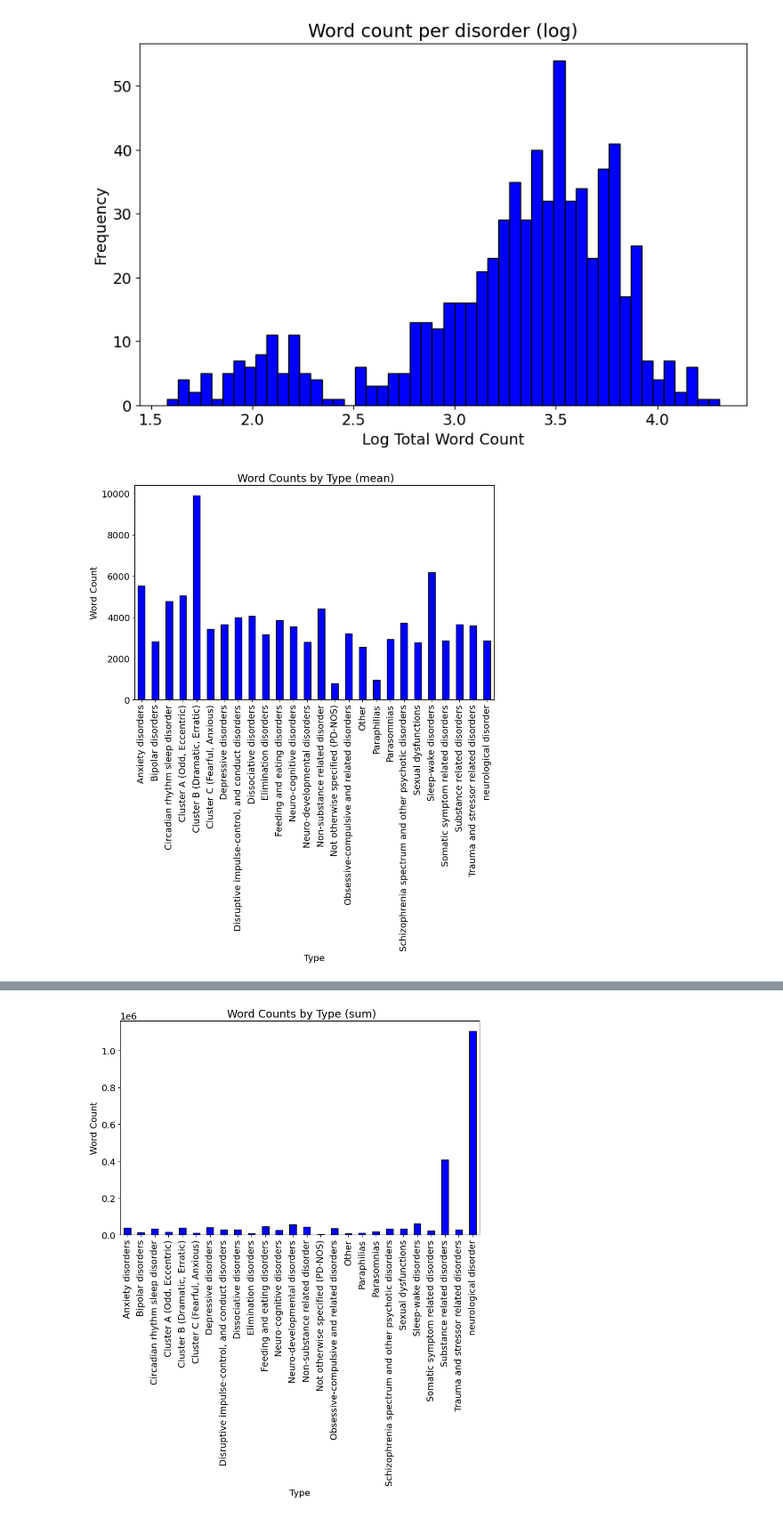
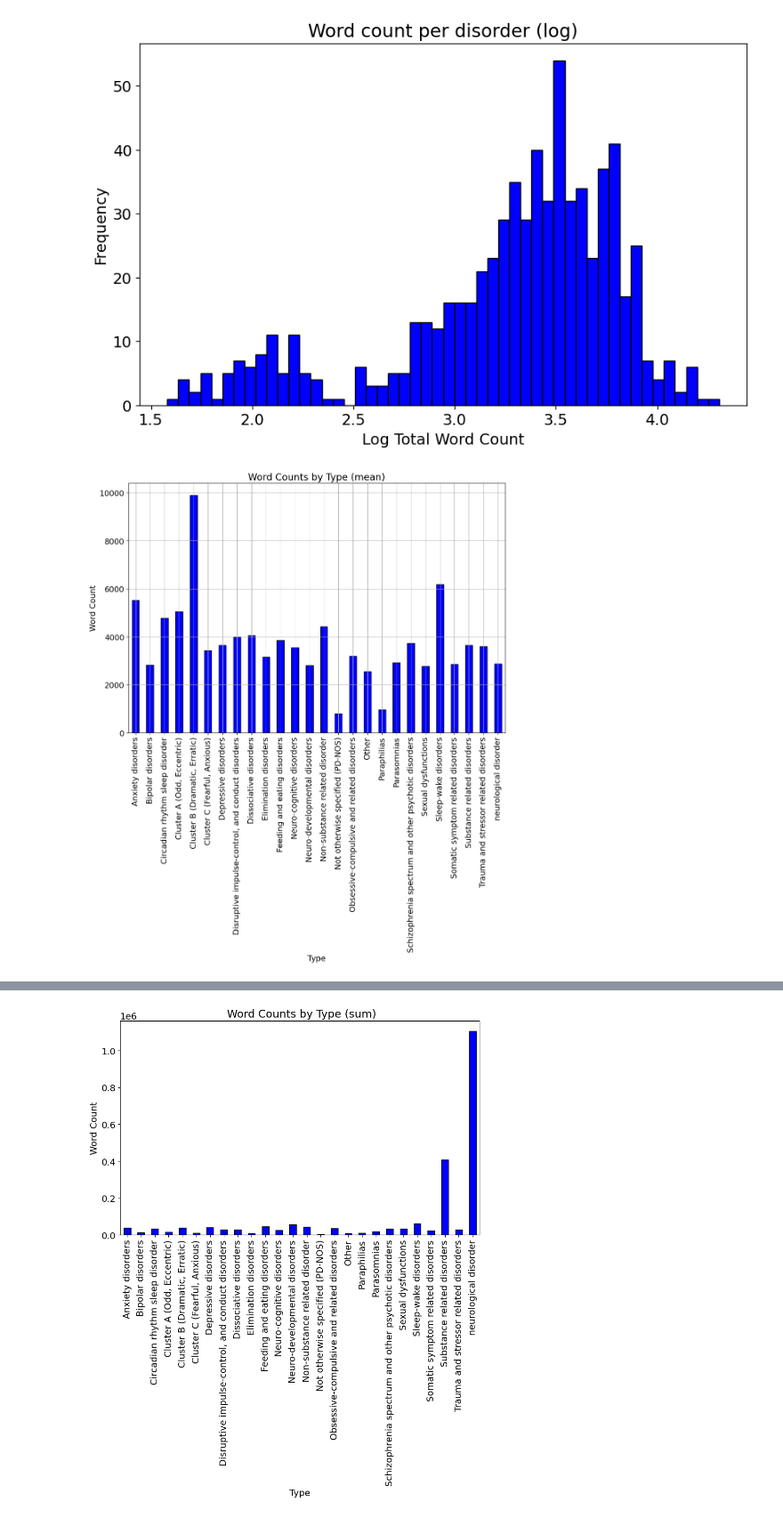
Before and after one commit to franciscoribeiro2003/Mental_Disorders_SearchEngine, a Jupyter notebook: analasys/exploration_data.ipynb, the cells around one changed output, grey strips where cells are left out. Shown at 89% size. Drawn from its saved outputs; the diff is of its cells as text; code cells hidden in the pictures.

```diff
--- a/analasys/exploration_data.ipynb
+++ b/analasys/exploration_data.ipynb
@@ -77,18 +103,25 @@ plt.show()
 # %%
 
 
 
 
 
+plt.figure(figsize=(12,8))  # Increase the figure size
+plt.rcParams.update({'font.size': 14})  # Increase the font size
+
 grouped_data = data_t.groupby('type')['total_word_count'].mean()
 
+# Create a mean bar plot of the total word counts by type
+grouped_data.plot(kind='bar', color='blue', edgecolor='black')
 
-# Create a mean bar plot of the total word counts by type
-plt.figure(figsize=(10,6))
-grouped_data.plot(kind='bar', color='blue', edgecolor='black')
-plt.title(' Word Counts by Type (mean)')
+plt.title('Word Counts by Type (mean)')
 plt.xlabel('Type')
 plt.ylabel('Word Count')
+
+plt.grid(True)  # Add grid
+
+#plt.tight_layout()  # Adjust the layout
+plt.savefig('plots/Word_Count_by_Type_mean.png', dpi=500, format='png', bbox_inches='tight', pad_inches=0.1)
 plt.show()
 # %% [output]
-[figure, old version]
+[figure, new version]
```
Also changed, not shown: parts of 16 cells of this notebook, 14 other files.
